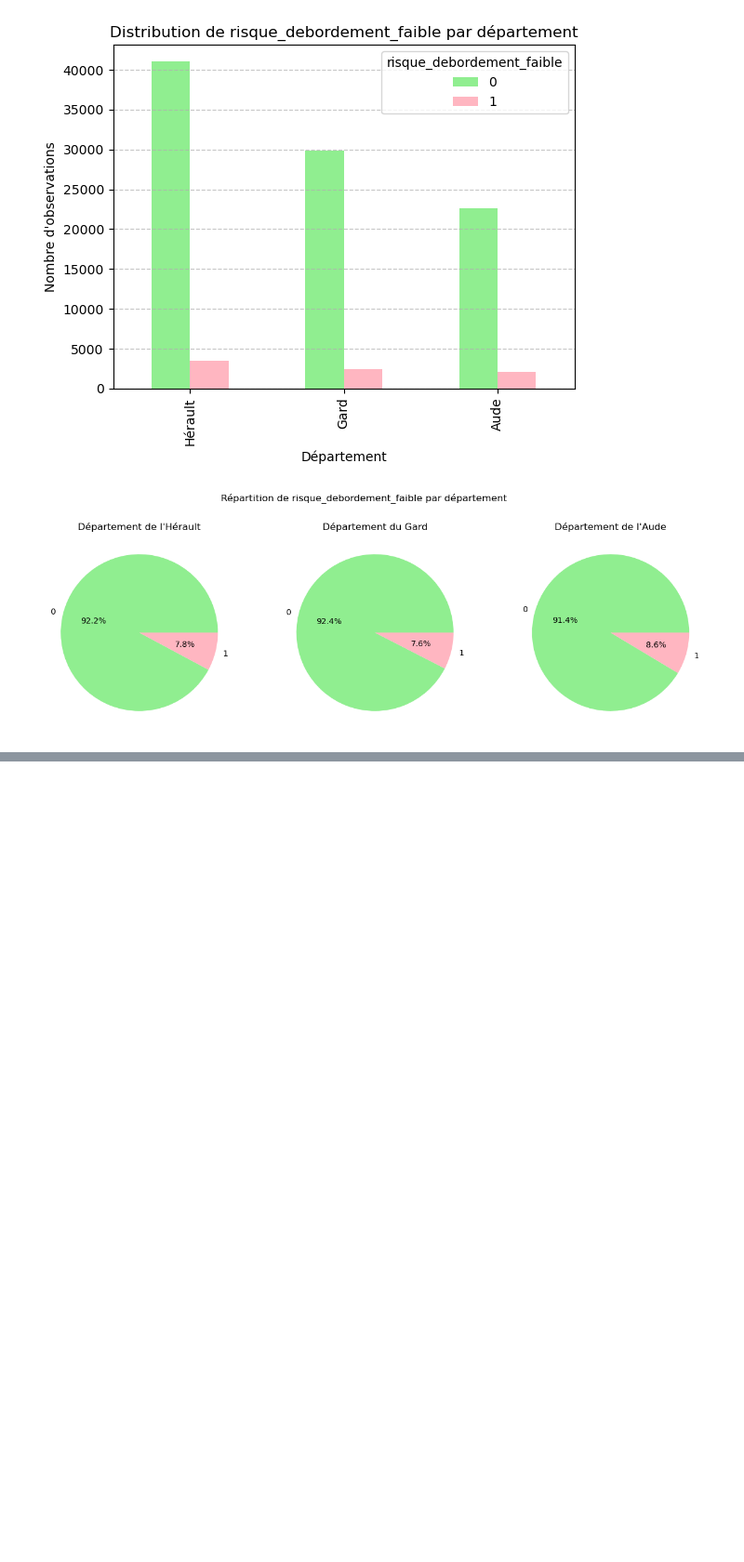
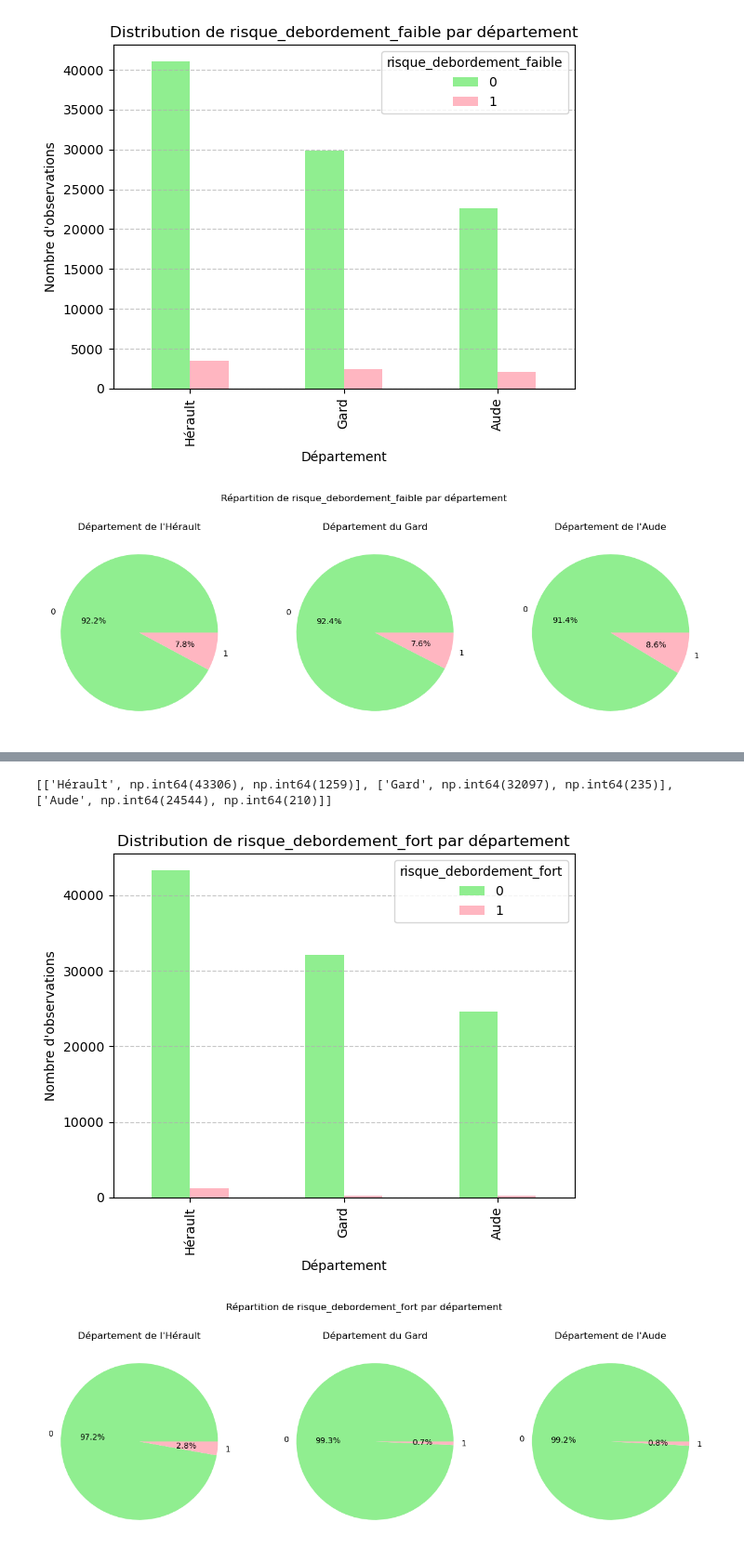
Before and after one commit to ppensier/projet_statapp_inondations, a Jupyter notebook: scripts/stat_data.ipynb, the cells around one changed output, grey strips where cells are left out. Shown at 93% size. Saved outputs shown, nothing was run; the diff lists cells and outputs as text; code cells hidden in the pictures; blank space fills up the shorter version.

```diff
--- a/scripts/stat_data.ipynb
+++ b/scripts/stat_data.ipynb
@@ -790,0 +780,6 @@ distribution(dvf_mairie,"risque_debordement_faible", True, False)
+# %%
+distribution(dvf_mairie,"risque_debordement_fort", True, False)
+# %% [output]
+[['Hérault', np.int64(43306), np.int64(1259)], ['Gard', np.int64(32097), np.int64(235)], ['Aude', np.int64(24544), np.int64(210)]]
+[figure, added]
+[figure, added]
```
Also changed, not shown: parts of 18 cells of this notebook.
